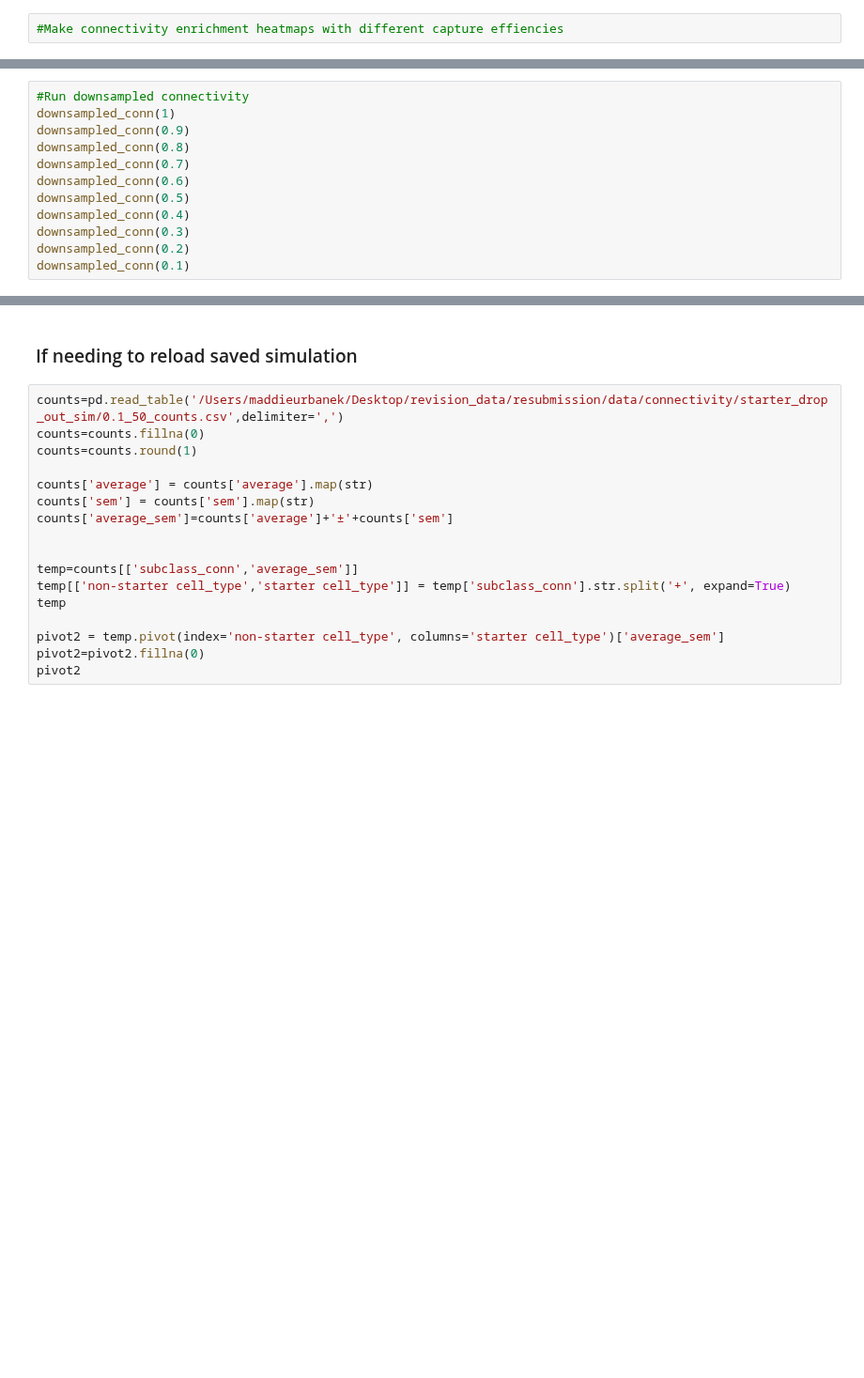
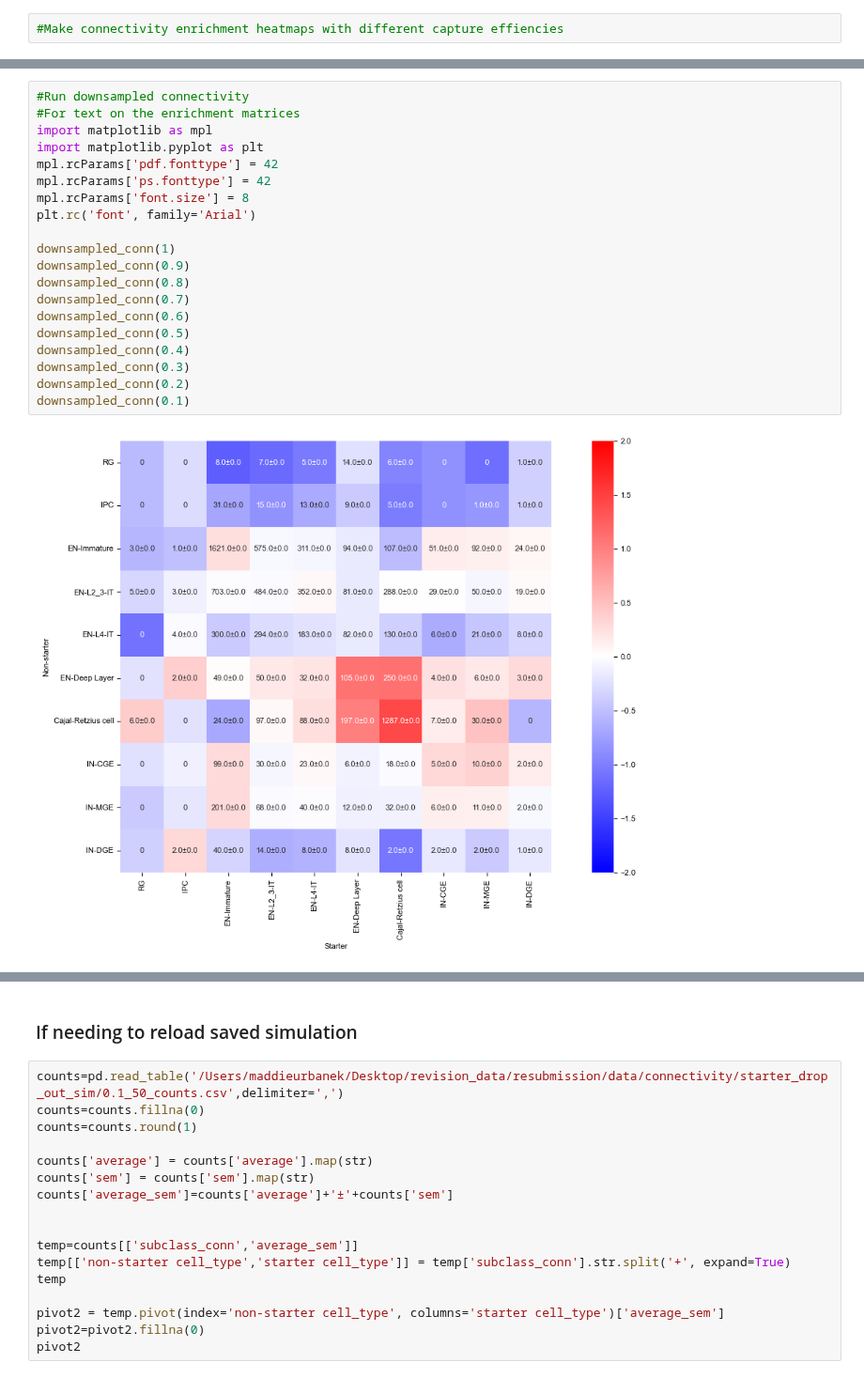
Before and after one commit to MEUrbanek/rabies_barcode_tech, a Jupyter notebook: scripts/16_starter_dropout_sim.ipynb, the cells around one changed output, grey strips where cells are left out. Shown at 94% size. Cells and saved outputs as stored; diff of their text form; blank space fills up the shorter version.

```diff
--- a/scripts/16_starter_dropout_sim.ipynb
+++ b/scripts/16_starter_dropout_sim.ipynb
@@ -505,12 +1177,22 @@ def downsampled_conn(dataset):
 # %%
 #Run downsampled connectivity
+#For text on the enrichment matrices
+import matplotlib as mpl
+import matplotlib.pyplot as plt
+mpl.rcParams['pdf.fonttype'] = 42
+mpl.rcParams['ps.fonttype'] = 42
+mpl.rcParams['font.size'] = 8
+plt.rc('font', family='Arial')
+
 downsampled_conn(1)
 downsampled_conn(0.9)
 downsampled_conn(0.8)
 downsampled_conn(0.7)
 downsampled_conn(0.6)
 downsampled_conn(0.5)
 downsampled_conn(0.4)
 downsampled_conn(0.3)
 downsampled_conn(0.2)
 downsampled_conn(0.1)
+# %% [output]
+[figure, added]
```
Also changed, not shown: parts of 39 cells of this notebook.
